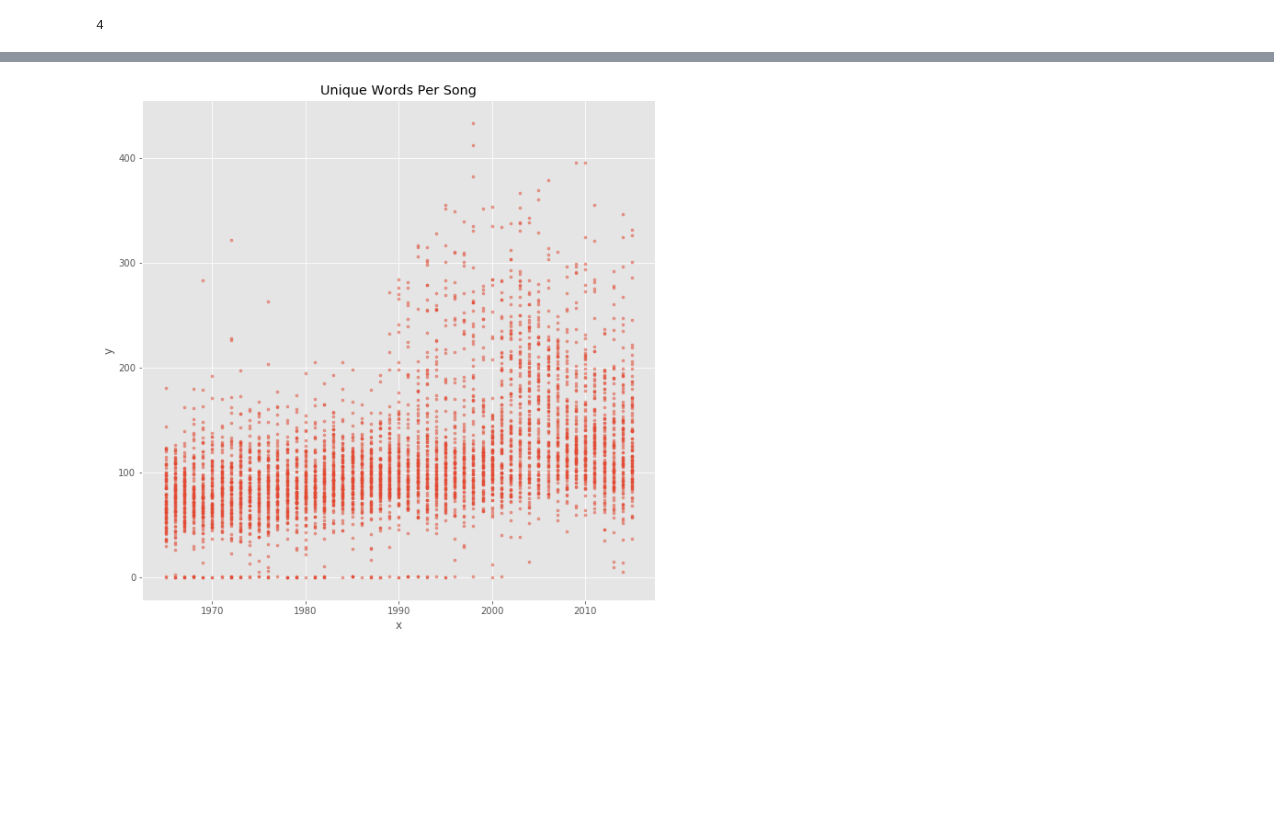
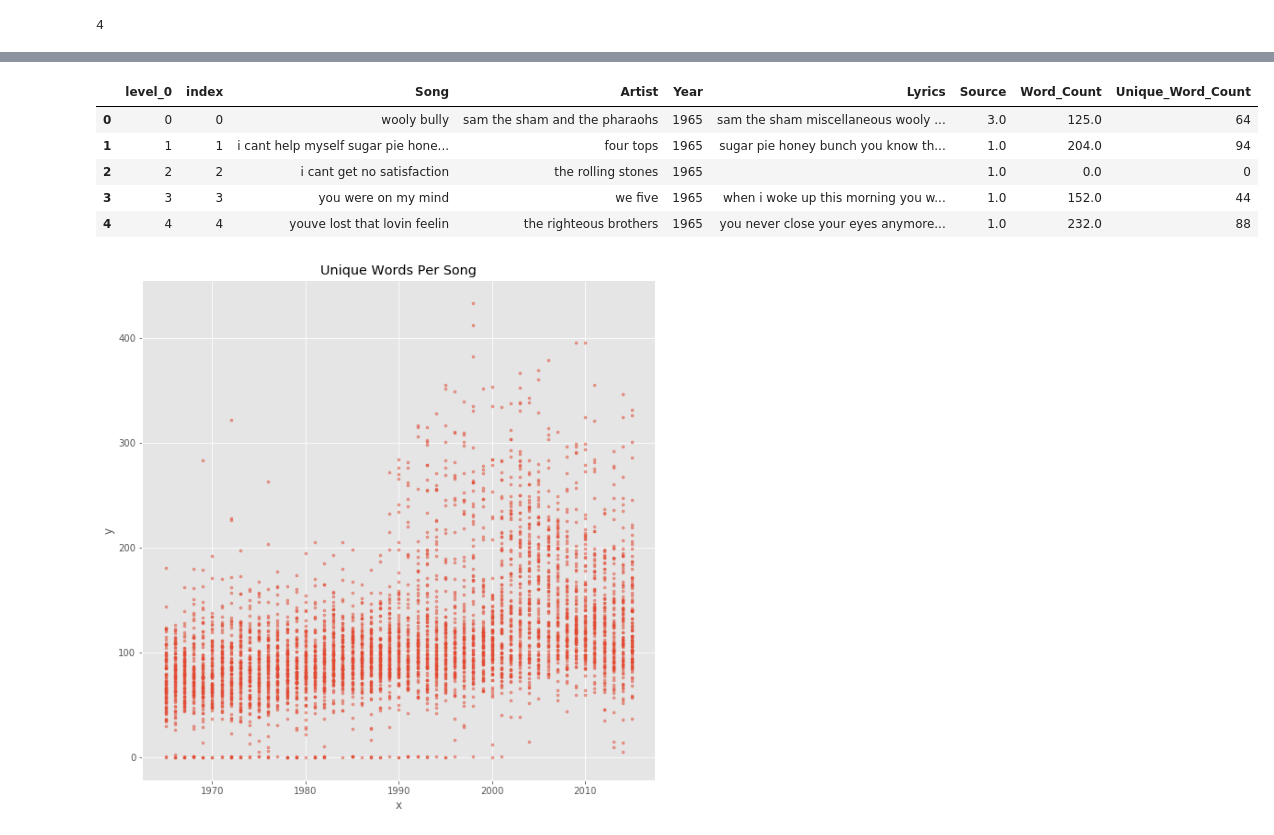
Before and after one commit to manulohiya/lyrics-billboard, a Jupyter notebook: notebooks/lyrics.ipynb, the cells around one changed output, grey strips where cells are left out. Cells and saved outputs as stored; diff of their text form; code cells hidden in the pictures; blank space fills up the shorter version.

```diff
--- a/notebooks/lyrics.ipynb
+++ b/notebooks/lyrics.ipynb
@@ -306,5 +283,17 @@ See the caveats in the documentation: http://pandas.pydata.org/pandas-docs/stabl
 # %%
 df_new.to_csv(path.join('..','datasets','unique_words.csv'))
+# %%
+df_new=pd.read_csv(path.join('..','datasets','unique_words.csv'))
+df_new.drop(['Unnamed: 0'],inplace = True, axis = 1)
+df_new.drop(['Rank'],inplace = True, axis = 1)
+df_new.head()
+# %% [output]
+|  | level_0 | index | Song | Artist | Year | Lyrics | Source | Word_Count | Unique_Word_Count |
+| 0 | 0 | 0 | wooly bully | sam the sham and the pharaohs | 1965 | sam the sham miscellaneous wooly ... | 3.0 | 125.0 | 64 |
+| 1 | 1 | 1 | i cant help myself sugar pie hone... | four tops | 1965 | sugar pie honey bunch you know th... | 1.0 | 204.0 | 94 |
+| 2 | 2 | 2 | i cant get no satisfaction | the rolling stones | 1965 |  | 1.0 | 0.0 | 0 |
+| 3 | 3 | 3 | you were on my mind | we five | 1965 | when i woke up this morning you w... | 1.0 | 152.0 | 44 |
+| 4 | 4 | 4 | youve lost that lovin feelin | the righteous brothers | 1965 | you never close your eyes anymore... | 1.0 | 232.0 | 88 |
 # %%
 # Create data
 N = 500
```
Also changed, not shown: parts of 15 cells of this notebook, 3 other files.
